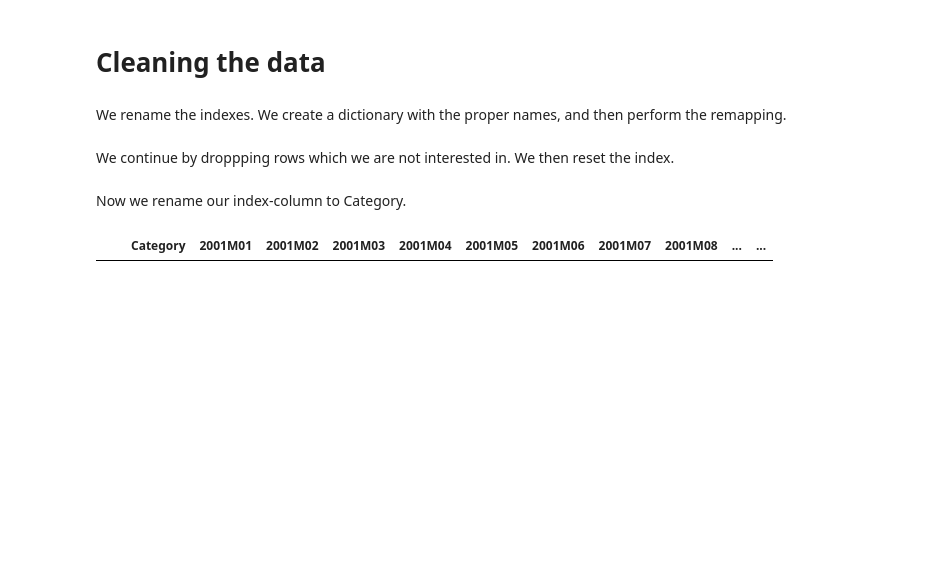
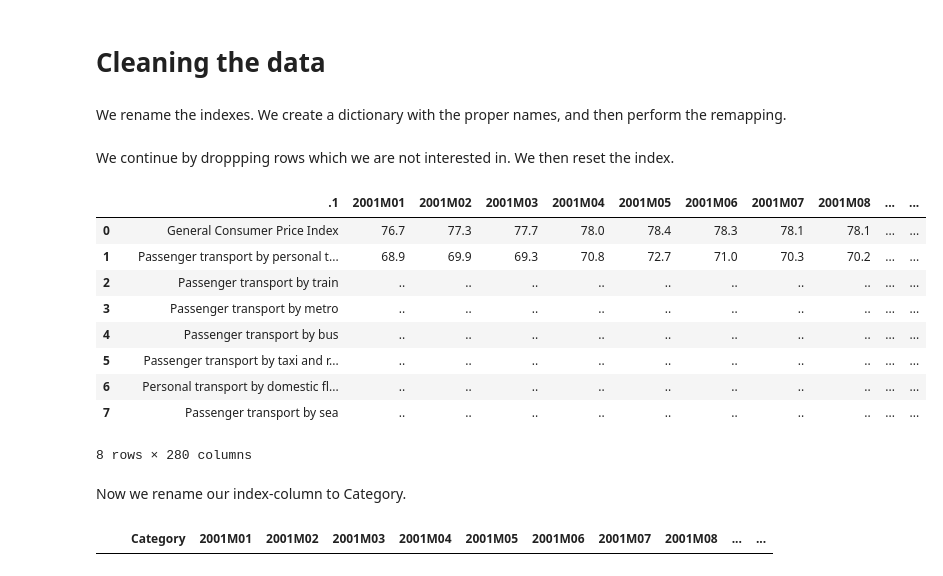
Before and after one commit to NumEconCopenhagen/projects-2024-jacobogmads, a Jupyter notebook: Jacob/Data project/jacob_data.ipynb, the cells around one changed output. Saved outputs shown, nothing was run; the diff lists cells and outputs as text; code cells hidden in the pictures; blank space fills up the shorter version.

```diff
--- a/Jacob/Data project/jacob_data.ipynb
+++ b/Jacob/Data project/jacob_data.ipynb
@@ -52,9 +67,21 @@ df.replace(var_dict, inplace=True)
 # %% [markdown]
 We continue by droppping rows which we are not interested in. We then reset the index.
 # %%
-df = df.drop(df.index[11:])
+df = df.drop(df.index[9:])
 df = df.drop(df.index[0])
 df.reset_index(inplace = True, drop = True)
+df
+# %% [output]
+|  |  | .1 | 2001M01 | 2001M02 | 2001M03 | 2001M04 | 2001M05 | 2001M06 | 2001M07 | 2001M08 | ... | ... |
+| 0 |  | General Consumer Price Index | 76.7 | 77.3 | 77.7 | 78.0 | 78.4 | 78.3 | 78.1 | 78.1 | ... | ... |
+| 1 |  | Passenger transport by personal t... | 68.9 | 69.9 | 69.3 | 70.8 | 72.7 | 71.0 | 70.3 | 70.2 | ... | ... |
+| 2 |  | Passenger transport by train | .. | .. | .. | .. | .. | .. | .. | .. | ... | ... |
+| 3 |  | Passenger transport by metro | .. | .. | .. | .. | .. | .. | .. | .. | ... | ... |
+| 4 |  | Passenger transport by bus | .. | .. | .. | .. | .. | .. | .. | .. | ... | ... |
+| 5 |  | Passenger transport by taxi and r... | .. | .. | .. | .. | .. | .. | .. | .. | ... | ... |
+| 6 |  | Personal transport by domestic fl... | .. | .. | .. | .. | .. | .. | .. | .. | ... | ... |
+| 7 |  | Passenger transport by sea | .. | .. | .. | .. | .. | .. | .. | .. | ... | ... |
+8 rows × 280 columns
 # %% [markdown]
 Now we rename our index-column to Category.
 # %%
```
Also changed, not shown: parts of 12 cells of this notebook, 4 other files.
